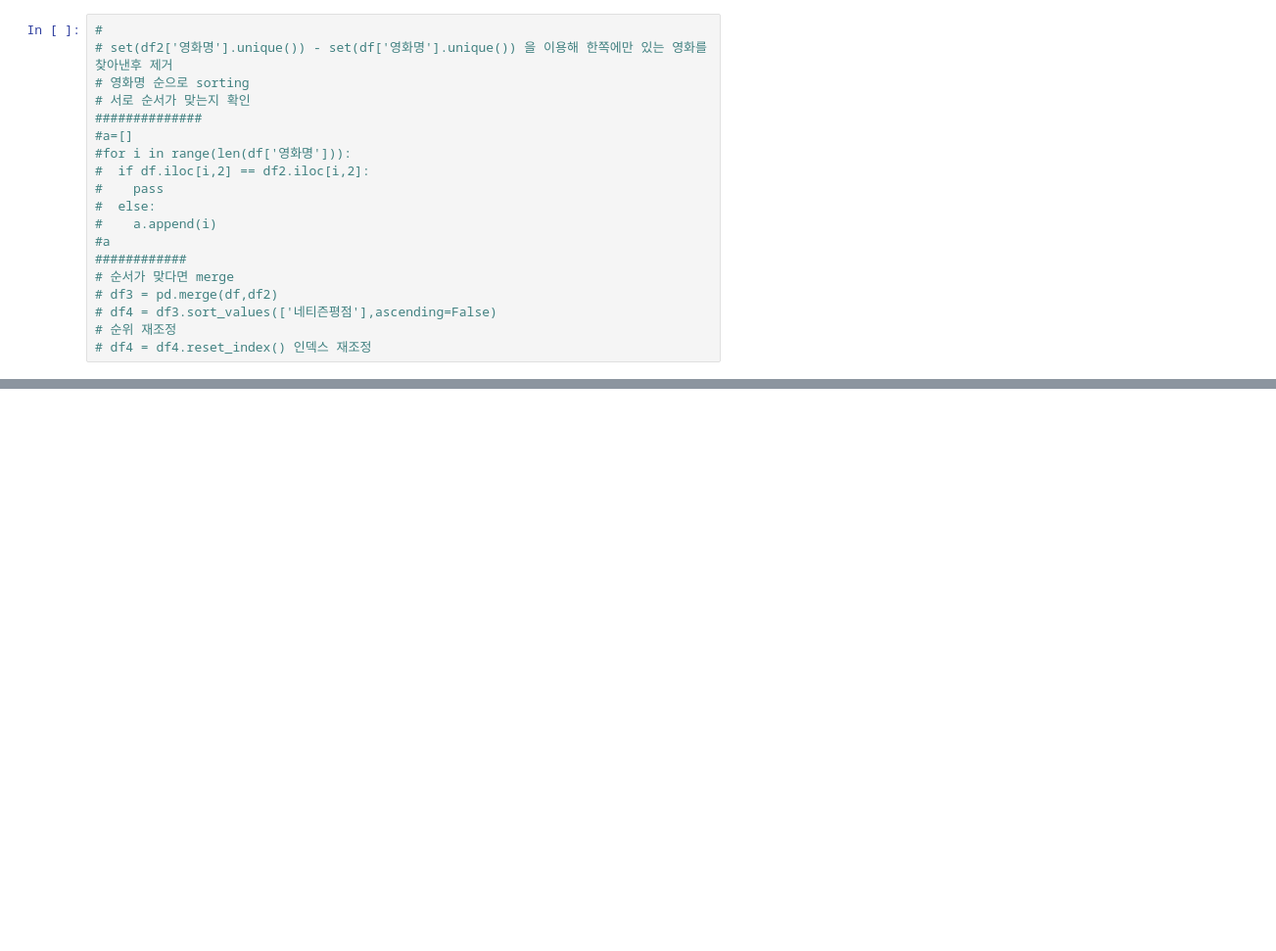
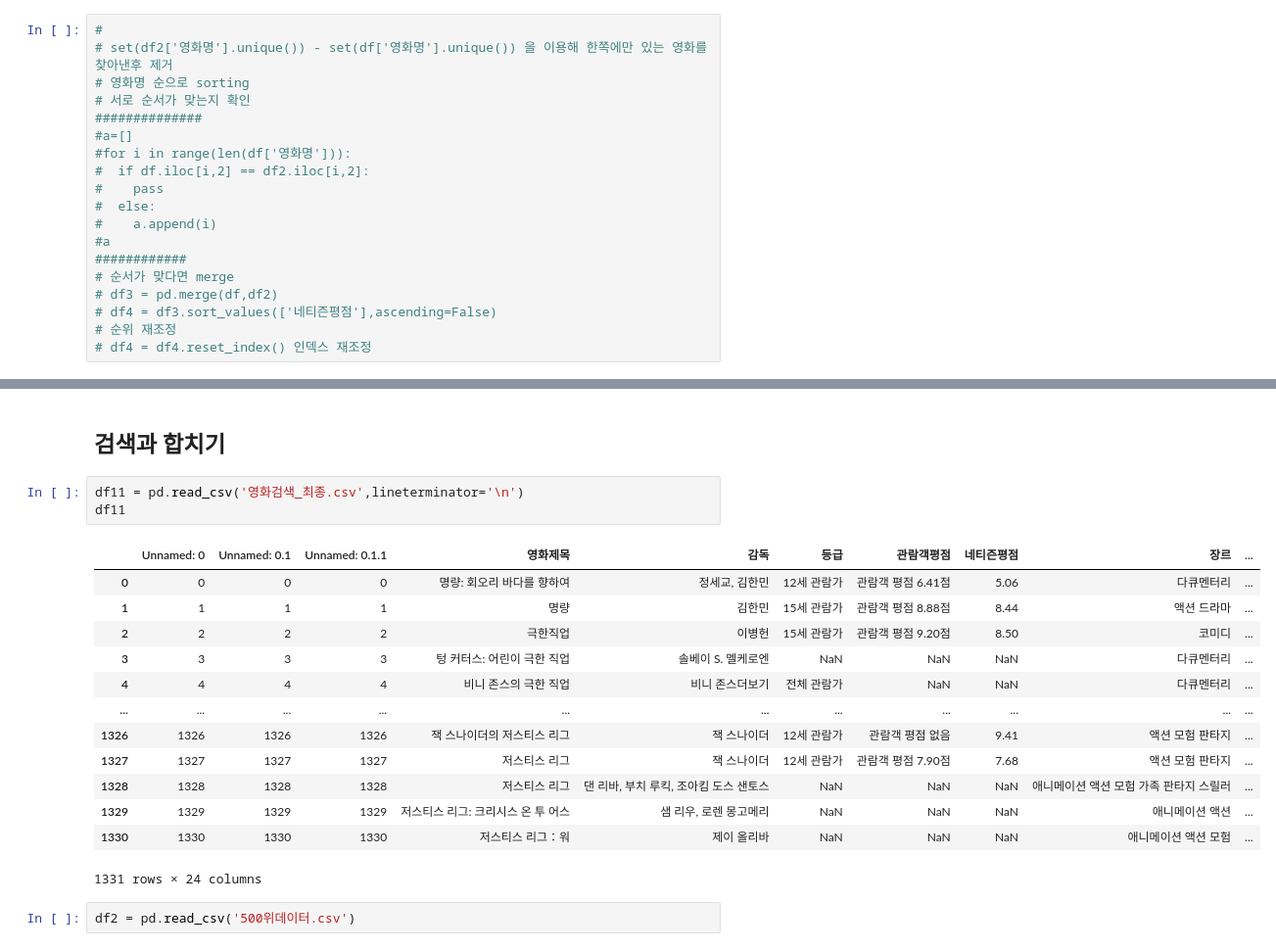
Before and after one commit to GwonSeop/-, a Jupyter notebook: 첫번째_프로젝트/04자료합치기.ipynb, the cells around one changed output, grey strips where cells are left out. Shown at 98% size. Saved outputs shown, nothing was run; the diff lists cells and outputs as text; blank space fills up the shorter version.

```diff
--- a/첫번째_프로젝트/04자료합치기.ipynb
+++ b/첫번째_프로젝트/04자료합치기.ipynb
@@ -170,0 +137,21 @@ Name: 1958, dtype: object
+# %% [markdown]
+## 검색과 합치기
+# %%
+df11 = pd.read_csv('영화검색_최종.csv',lineterminator='\n')
+df11
+# %% [output]
+|  | Unnamed: 0 | Unnamed: 0.1 | Unnamed: 0.1.1 | 영화제목 | 감독 | 등급 | 관람객평점 | 네티즌평점 | 장르 | ... |
+| 0 | 0 | 0 | 0 | 명량: 회오리 바다를 향하여 | 정세교, 김한민 | 12세 관람가 | 관람객 평점 6.41점 | 5.06 | 다큐멘터리 | ... |
+| 1 | 1 | 1 | 1 | 명량 | 김한민 | 15세 관람가 | 관람객 평점 8.88점 | 8.44 | 액션 드라마 | ... |
+| 2 | 2 | 2 | 2 | 극한직업 | 이병헌 | 15세 관람가 | 관람객 평점 9.20점 | 8.50 | 코미디 | ... |
+| 3 | 3 | 3 | 3 | 텅 커터스: 어린이 극한 직업 | 솔베이 S. 멜케로엔 | NaN | NaN | NaN | 다큐멘터리 | ... |
+| 4 | 4 | 4 | 4 | 비니 존스의 극한 직업 | 비니 존스더보기 | 전체 관람가 | NaN | NaN | 다큐멘터리 | ... |
+| ... | ... | ... | ... | ... | ... | ... | ... | ... | ... | ... |
+| 1326 | 1326 | 1326 | 1326 | 잭 스나이더의 저스티스 리그 | 잭 스나이더 | 12세 관람가 | 관람객 평점 없음 | 9.41 | 액션 모험 판타지 | ... |
+| 1327 | 1327 | 1327 | 1327 | 저스티스 리그 | 잭 스나이더 | 12세 관람가 | 관람객 평점 7.90점 | 7.68 | 액션 모험 판타지 | ... |
+| 1328 | 1328 | 1328 | 1328 | 저스티스 리그 | 댄 리바, 부치 루킥, 조아킴 도스 샌토스 | NaN | NaN | NaN | 애니메이션 액션 모험 가족 판타지 스릴러 | ... |
+| 1329 | 1329 | 1329 | 1329 | 저스티스 리그: 크리시스 온 투 어스 | 샘 리우, 로렌 몽고메리 | NaN | NaN | NaN | 애니메이션 액션 | ... |
+| 1330 | 1330 | 1330 | 1330 | 저스티스 리그：워 | 제이 올리바 | NaN | NaN | NaN | 애니메이션 액션 모험 | ... |
+1331 rows × 24 columns
+# %%
+df2 = pd.read_csv('500위데이터.csv')
```
Also changed, not shown: parts of 52 cells of this notebook, 1 other file.
